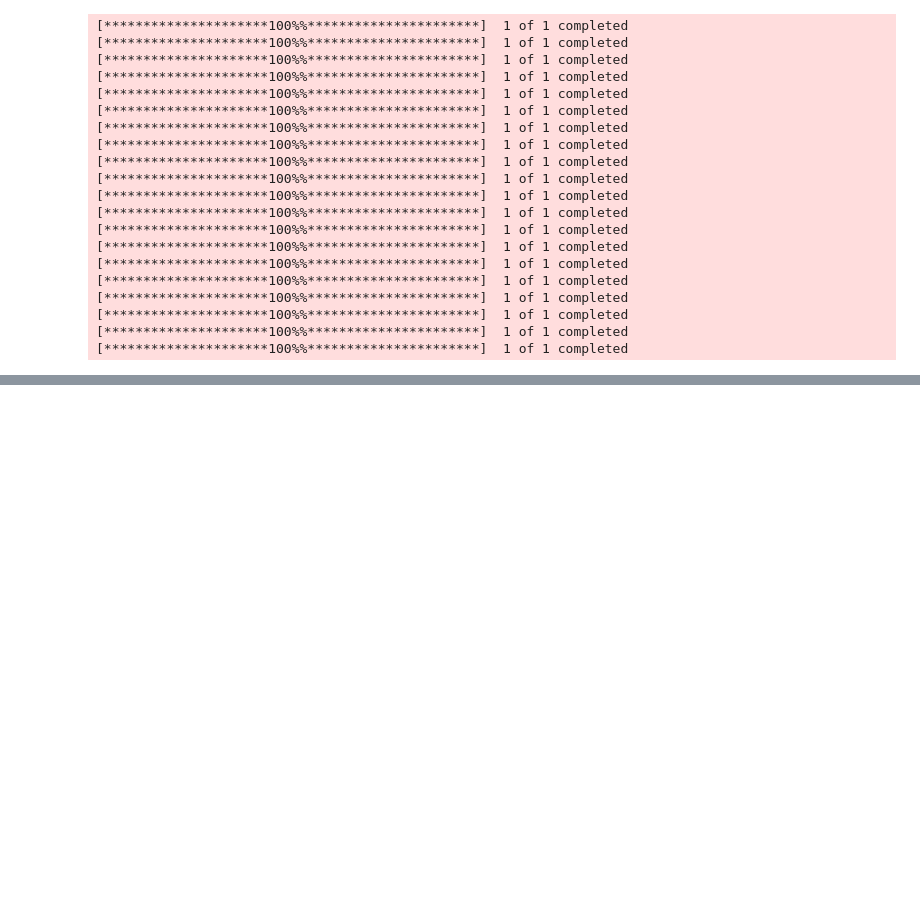
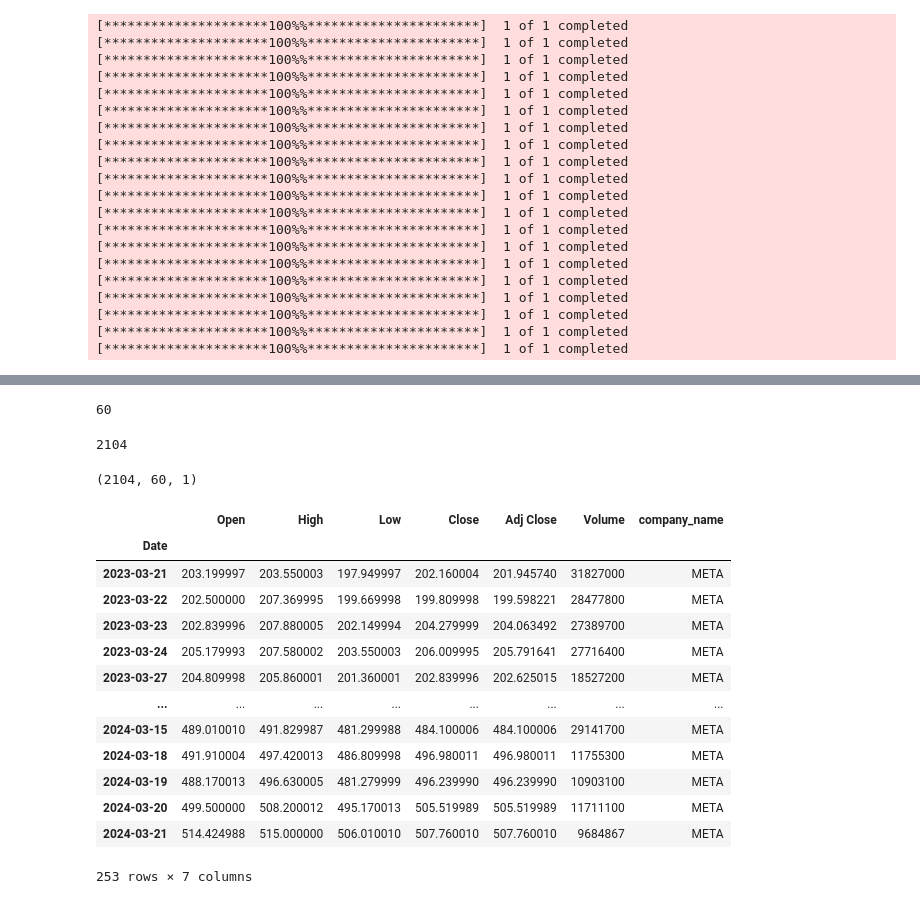
Before and after one commit to csci595-research-lit-spring-2024/595-class-project-spring-2024-Sridhar29Ch, a Jupyter notebook: notebooks/ARIMA-ANN_10min copy.ipynb, the cells around one changed output, grey strips where cells are left out. Saved outputs shown, nothing was run; the diff lists cells and outputs as text; code cells hidden in the pictures; blank space fills up the shorter version.

```diff
--- a/notebooks/ARIMA-ANN_10min copy.ipynb
+++ b/notebooks/ARIMA-ANN_10min copy.ipynb
@@ -150,0 +173,31 @@ array([[-0.54408254],
+# %%
+x_train.shape[1]
+# %% [output]
+60
+# %%
+y_train.shape[0]
+# %% [output]
+2104
+# %%
+x_train.shape
+# %% [output]
+(2104, 60, 1)
+# %%
+com='META'
+df_app = df[df['company_name']==com]
+df_app
+# %% [output]
+|  | Open | High | Low | Close | Adj Close | Volume | company_name |
+| Date |  |  |  |  |  |  |  |
+| 2023-03-21 | 203.199997 | 203.550003 | 197.949997 | 202.160004 | 201.945740 | 31827000 | META |
+| 2023-03-22 | 202.500000 | 207.369995 | 199.669998 | 199.809998 | 199.598221 | 28477800 | META |
+| 2023-03-23 | 202.839996 | 207.880005 | 202.149994 | 204.279999 | 204.063492 | 27389700 | META |
+| 2023-03-24 | 205.179993 | 207.580002 | 203.550003 | 206.009995 | 205.791641 | 27716400 | META |
+| 2023-03-27 | 204.809998 | 205.860001 | 201.360001 | 202.839996 | 202.625015 | 18527200 | META |
+| ... | ... | ... | ... | ... | ... | ... | ... |
+| 2024-03-15 | 489.010010 | 491.829987 | 481.299988 | 484.100006 | 484.100006 | 29141700 | META |
+| 2024-03-18 | 491.910004 | 497.420013 | 486.809998 | 496.980011 | 496.980011 | 11755300 | META |
+| 2024-03-19 | 488.170013 | 496.630005 | 481.279999 | 496.239990 | 496.239990 | 10903100 | META |
+| 2024-03-20 | 499.500000 | 508.200012 | 495.170013 | 505.519989 | 505.519989 | 11711100 | META |
+| 2024-03-21 | 514.424988 | 515.000000 | 506.010010 | 507.760010 | 507.760010 | 9684867 | META |
+253 rows × 7 columns
```
Also changed, not shown: parts of 11 cells of this notebook, 3 other files.
